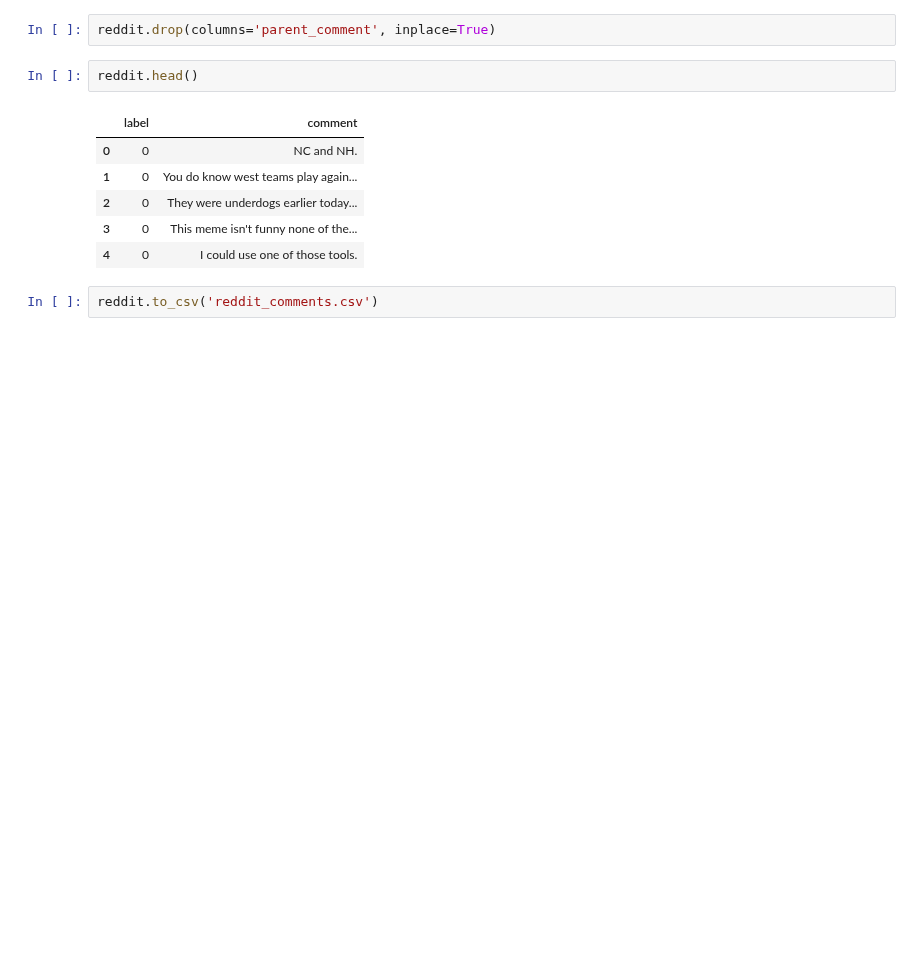
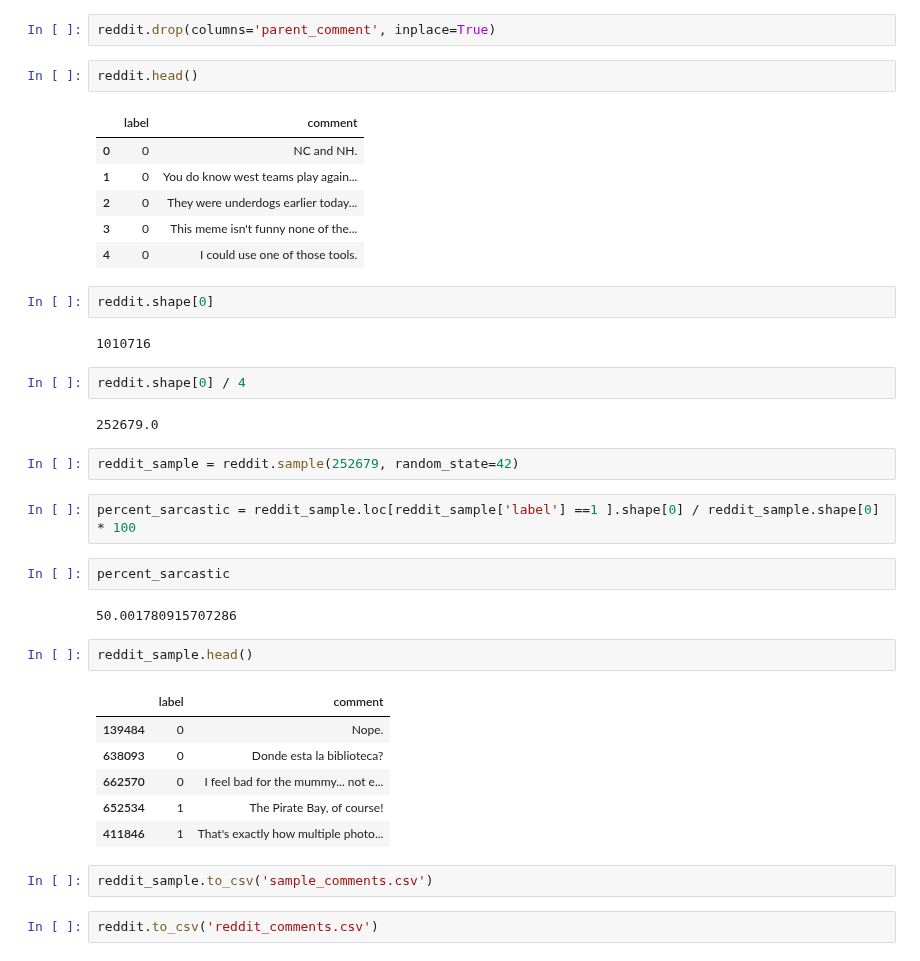
Before and after one commit to Sveto-G/Reddit-Sarcasm, a Jupyter notebook: Notebooks/reddit_eda.ipynb, the cells around one changed output. Drawn from its saved outputs; the diff is of its cells as text; blank space fills up the shorter version.

```diff
--- a/Notebooks/reddit_eda.ipynb
+++ b/Notebooks/reddit_eda.ipynb
@@ -1170,5 +1208,32 @@ reddit.head()
 | 2 | 0 | They were underdogs earlier today... |
 | 3 | 0 | This meme isn't funny none of the... |
 | 4 | 0 | I could use one of those tools. |
+# %%
+reddit.shape[0]
+# %% [output]
+1010716
+# %%
+reddit.shape[0] / 4
+# %% [output]
+252679.0
+# %%
+reddit_sample = reddit.sample(252679, random_state=42)
+# %%
+percent_sarcastic = reddit_sample.loc[reddit_sample['label'] ==1 ].shape[0] / reddit_sample.shape[0] * 100
+# %%
+percent_sarcastic
+# %% [output]
+50.001780915707286
+# %%
+reddit_sample.head()
+# %% [output]
+|  | label | comment |
+| 139484 | 0 | Nope. |
+| 638093 | 0 | Donde esta la biblioteca? |
+| 662570 | 0 | I feel bad for the mummy... not e... |
+| 652534 | 1 | The Pirate Bay, of course! |
+| 411846 | 1 | That's exactly how multiple photo... |
+# %%
+reddit_sample.to_csv('sample_comments.csv')
 # %%
 reddit.to_csv('reddit_comments.csv')
```
Also changed, not shown: parts of 63 cells of this notebook.
